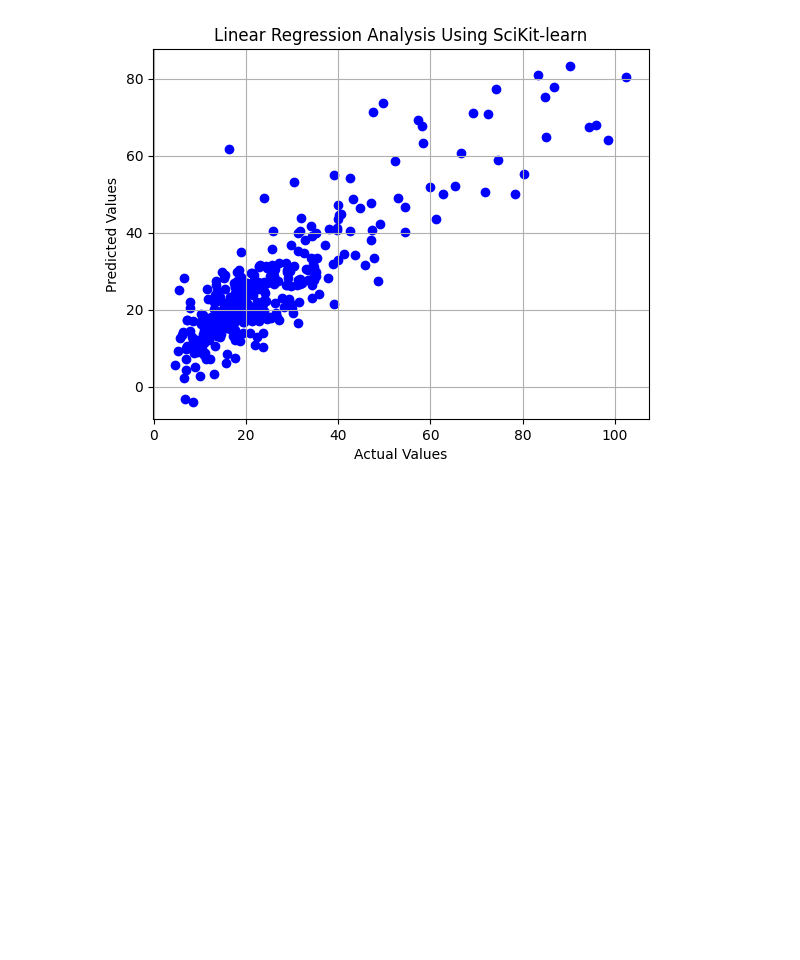
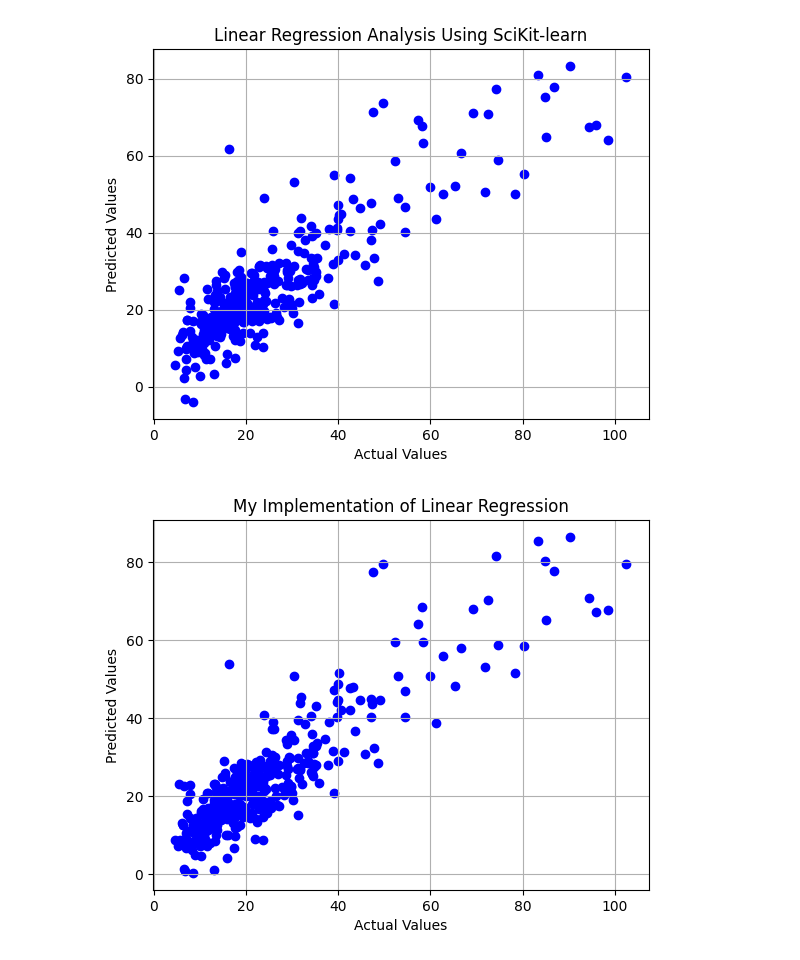
Before and after one commit to anjapijak/ML_assignments, a Jupyter notebook: assignment_1.ipynb, the cells around one changed output. Drawn from its saved outputs; the diff is of its cells as text; code cells hidden in the pictures; blank space fills up the shorter version.

Commit message:
My implementation

```diff
--- a/assignment_1.ipynb
+++ b/assignment_1.ipynb
@@ -7,9 +8,6 @@ import matplotlib.pyplot as plt
 df = pd.read_csv("datasets/podatki_PM_a1.csv")
 df.fillna(df.mean(), inplace=True)
 
-# add one column of all 1s
-df['Ones'] = 1
-
 # datum droped manually
 
 df.head()
@@ -72,3 +70,29 @@ plt.grid(True)
 plt.show()
 # %% [output]
 [figure]
+# %%
+# add column of all 1s
+x['Ones'] = 1
+
+# redo spliting because of the new column
+x_train_mine, x_test_mine = x[:split], x[split:]
+y_train_mine, y_test_mine = y[:split], y[split:]
+# %%
+# Without library
+def calculatePred(x, y):
+    xtx_inv = np.linalg.inv(np.dot(x.T, x))  # (X^T X)^(-1)
+    xty = np.dot(x.T, y)  # X^T y
+    beta = np.dot(xtx_inv, xty)  # (X^T X)^(-1) X^T y
+    return np.dot(x, beta) # X*beta
+# %%
+y_train_pred_mine = calculatePred(x_train_mine, y_train_mine)
+y_test_pred_mine = calculatePred(x_test_mine, y_test_mine)
+# %%
+plt.scatter(y_test, y_test_pred_mine, color='blue', label='Actual vs. Predicted')
+plt.xlabel("Actual Values")
+plt.ylabel("Predicted Values")
+plt.title("My Implementation of Linear Regression")
+plt.grid(True)
+plt.show()
+# %% [output]
+[figure, added]
```
Also changed, not shown: parts of 1 cell of this notebook.
